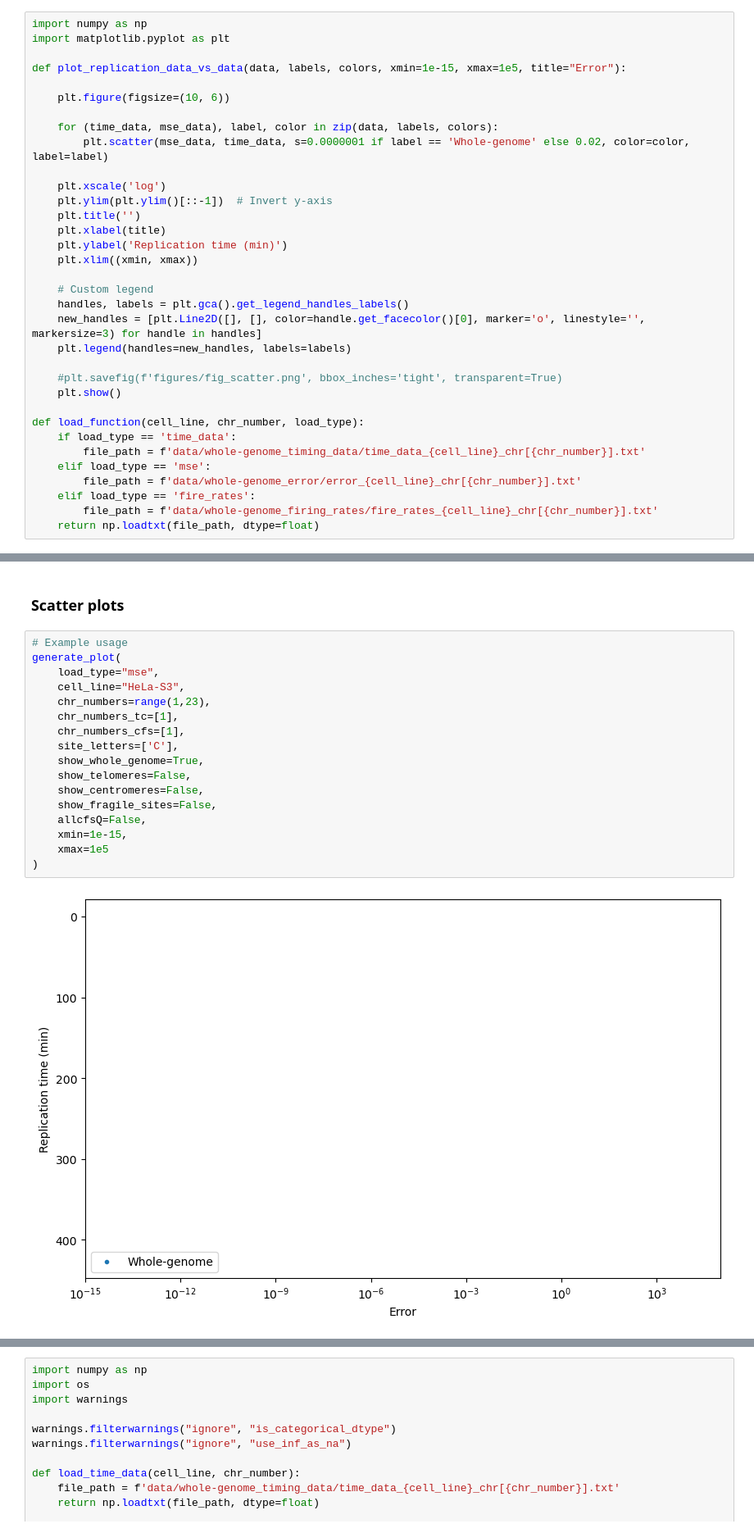
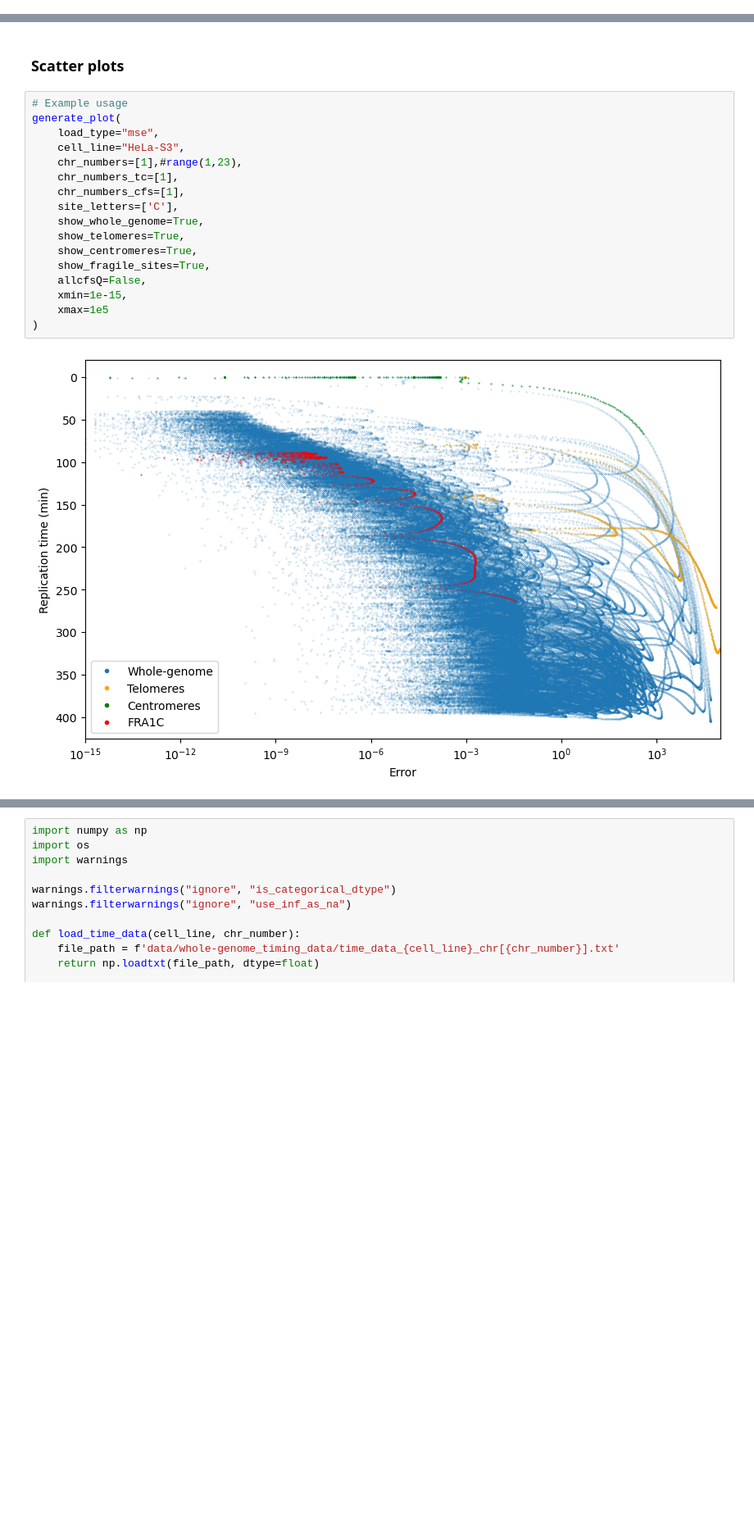
Before and after one commit to fberkemeier/DNA_replication_model, a Jupyter notebook: firing_rates_errors_v0.ipynb, the cells around one changed output, grey strips where cells are left out. Shown at 82% size. Drawn from its saved outputs; the diff is of its cells as text; blank space fills up the shorter version.

```diff
--- a/firing_rates_errors_v0.ipynb
+++ b/firing_rates_errors_v0.ipynb
@@ -307,34 +304,0 @@ plt.show()
-# %%
-import numpy as np
-import matplotlib.pyplot as plt
-
-def plot_replication_data_vs_data(data, labels, colors, xmin=1e-15, xmax=1e5, title="Error"):
-
-    plt.figure(figsize=(10, 6))
-
-    for (time_data, mse_data), label, color in zip(data, labels, colors):
-        plt.scatter(mse_data, time_data, s=0.0000001 if label == 'Whole-genome' else 0.02, color=color, label=label)
-
-    plt.xscale('log')
-    plt.ylim(plt.ylim()[::-1])  # Invert y-axis
-    plt.title('')
-    plt.xlabel(title)
-    plt.ylabel('Replication time (min)')
-    plt.xlim((xmin, xmax))
-
-    # Custom legend
-    handles, labels = plt.gca().get_legend_handles_labels()
-    new_handles = [plt.Line2D([], [], color=handle.get_facecolor()[0], marker='o', linestyle='', markersize=3) for handle in handles]
-    plt.legend(handles=new_handles, labels=labels)
-
-    #plt.savefig(f'figures/fig_scatter.png', bbox_inches='tight', transparent=True)
-    plt.show()
-
-def load_function(cell_line, chr_number, load_type):
-    if load_type == 'time_data':
-        file_path = f'data/whole-genome_timing_data/time_data_{cell_line}_chr[{chr_number}].txt'
-    elif load_type == 'mse':
-        file_path = f'data/whole-genome_error/error_{cell_line}_chr[{chr_number}].txt'
-    elif load_type == 'fire_rates':
-        file_path = f'data/whole-genome_firing_rates/fire_rates_{cell_line}_chr[{chr_number}].txt'
-    return np.loadtxt(file_path, dtype=float)
@@ -510,22 +588,22 @@ def generate_plot(load_type, cell_line, chr_numbers, chr_numbers_tc, chr_numbers
 # %%
 # Example usage
 generate_plot(
     load_type="mse",
     cell_line="HeLa-S3",
-    chr_numbers=range(1,23),
+    chr_numbers=[1],#range(1,23),
     chr_numbers_tc=[1],
     chr_numbers_cfs=[1],
     site_letters=['C'],
     show_whole_genome=True,
-    show_telomeres=False,
-    show_centromeres=False,
-    show_fragile_sites=False,
+    show_telomeres=True,
+    show_centromeres=True,
+    show_fragile_sites=True,
     allcfsQ=False,
     xmin=1e-15,
     xmax=1e5
 )
 # %% [output]
-[figure, old version]
+[figure, new version]
 # %%
 # Example usage
 generate_plot(
```
Also changed, not shown: parts of 35 cells of this notebook, 2 other files.
